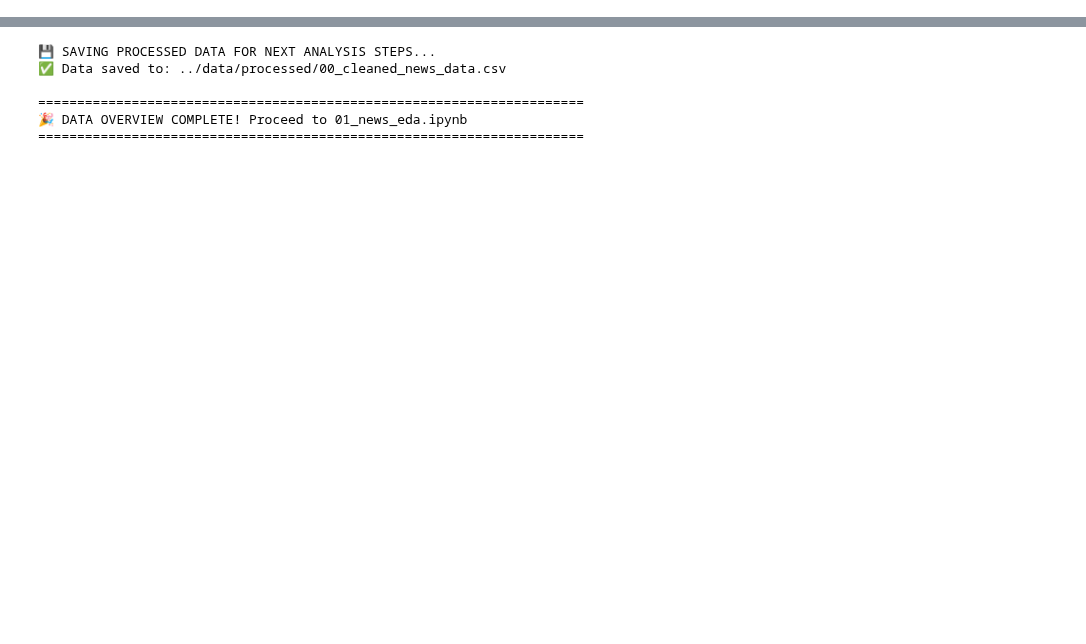
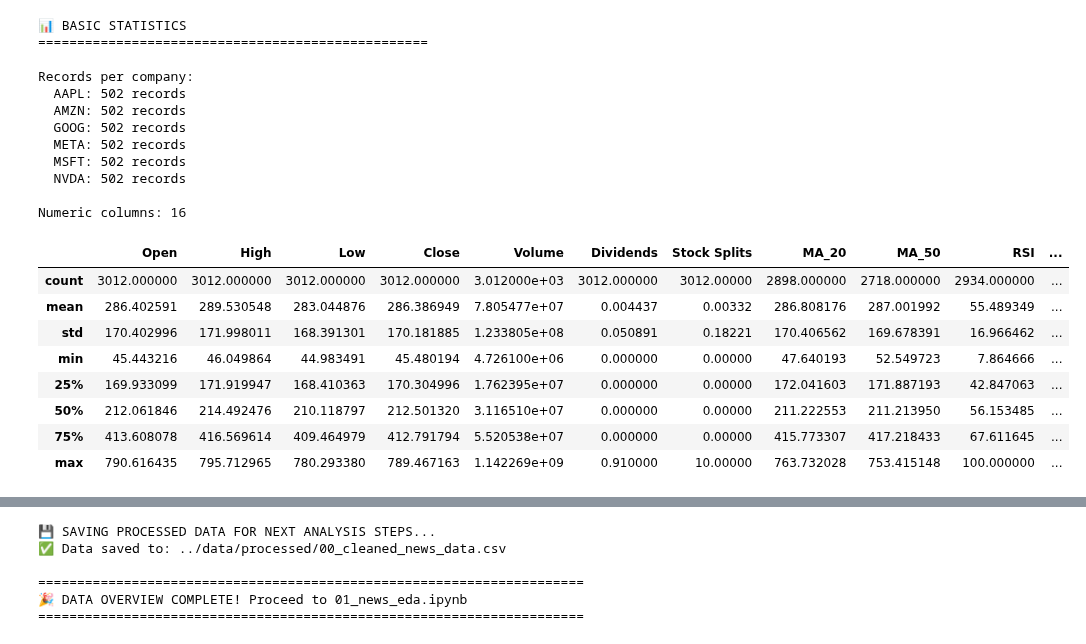
Before and after one commit to melat33/Financial_News_Stock_Analysis, a Jupyter notebook: notebooks/data_overview_eda.ipynb, the cells around one changed output, grey strips where cells are left out. Saved outputs shown, nothing was run; the diff lists cells and outputs as text; code cells hidden in the pictures; blank space fills up the shorter version.

```diff
--- a/notebooks/data_overview_eda.ipynb
+++ b/notebooks/data_overview_eda.ipynb
@@ -216,12 +36,0 @@ print(f"   • Average articles per day: {avg_daily_articles:.1f}")
-# %%
-# Debug: Check what's in your data
-print("\n🔍 DEBUGGING DATA ISSUES:")
-print(f"Unique companies in dataset: {sorted(df['stock'].unique())}")
-print(f"Expected companies: {TICKERS}")
-
-# Check for unexpected values
-unexpected_companies = set(df['stock'].unique()) - set(TICKERS)
-if unexpected_companies:
-    print(f"⚠️  Unexpected companies found: {unexpected_companies}")
-    print("   Filtering to only expected companies...")
-    df = df[df['stock'].isin(TICKERS)]  # Filter to only expected companies
@@ -397,0 +82,37 @@ print(f"   4. Validate text quality for NLP model training")
+# %%
+# CELL 3: Basic Statistics
+print("📊 BASIC STATISTICS")
+print("=" * 50)
+
+# Records per company
+records_per_company = df['Stock'].value_counts()
+print("\nRecords per company:")
+for stock, count in records_per_company.items():
+    print(f"  {stock}: {count} records")
+
+# Basic stats for numeric columns
+numeric_cols = df.select_dtypes(include=[np.number]).columns
+print(f"\nNumeric columns: {len(numeric_cols)}")
+display(df[numeric_cols].describe())
+# %% [output]
+📊 BASIC STATISTICS
+==================================================
+
+Records per company:
+  AAPL: 502 records
+  AMZN: 502 records
+  GOOG: 502 records
+  META: 502 records
+  MSFT: 502 records
+  NVDA: 502 records
+
+Numeric columns: 16
+|  | Open | High | Low | Close | Volume | Dividends | Stock Splits | MA_20 | MA_50 | RSI | ... |
+| count | 3012.000000 | 3012.000000 | 3012.000000 | 3012.000000 | 3.012000e+03 | 3012.000000 | 3012.00000 | 2898.000000 | 2718.000000 | 2934.000000 | ... |
+| mean | 286.402591 | 289.530548 | 283.044876 | 286.386949 | 7.805477e+07 | 0.004437 | 0.00332 | 286.808176 | 287.001992 | 55.489349 | ... |
+| std | 170.402996 | 171.998011 | 168.391301 | 170.181885 | 1.233805e+08 | 0.050891 | 0.18221 | 170.406562 | 169.678391 | 16.966462 | ... |
+| min | 45.443216 | 46.049864 | 44.983491 | 45.480194 | 4.726100e+06 | 0.000000 | 0.00000 | 47.640193 | 52.549723 | 7.864666 | ... |
+| 25% | 169.933099 | 171.919947 | 168.410363 | 170.304996 | 1.762395e+07 | 0.000000 | 0.00000 | 172.041603 | 171.887193 | 42.847063 | ... |
+| 50% | 212.061846 | 214.492476 | 210.118797 | 212.501320 | 3.116510e+07 | 0.000000 | 0.00000 | 211.222553 | 211.213950 | 56.153485 | ... |
+| 75% | 413.608078 | 416.569614 | 409.464979 | 412.791794 | 5.520538e+07 | 0.000000 | 0.00000 | 415.773307 | 417.218433 | 67.611645 | ... |
+| max | 790.616435 | 795.712965 | 780.293380 | 789.467163 | 1.142269e+09 | 0.910000 | 10.00000 | 763.732028 | 753.415148 | 100.000000 | ... |
```
Also changed, not shown: parts of 17 cells of this notebook.
